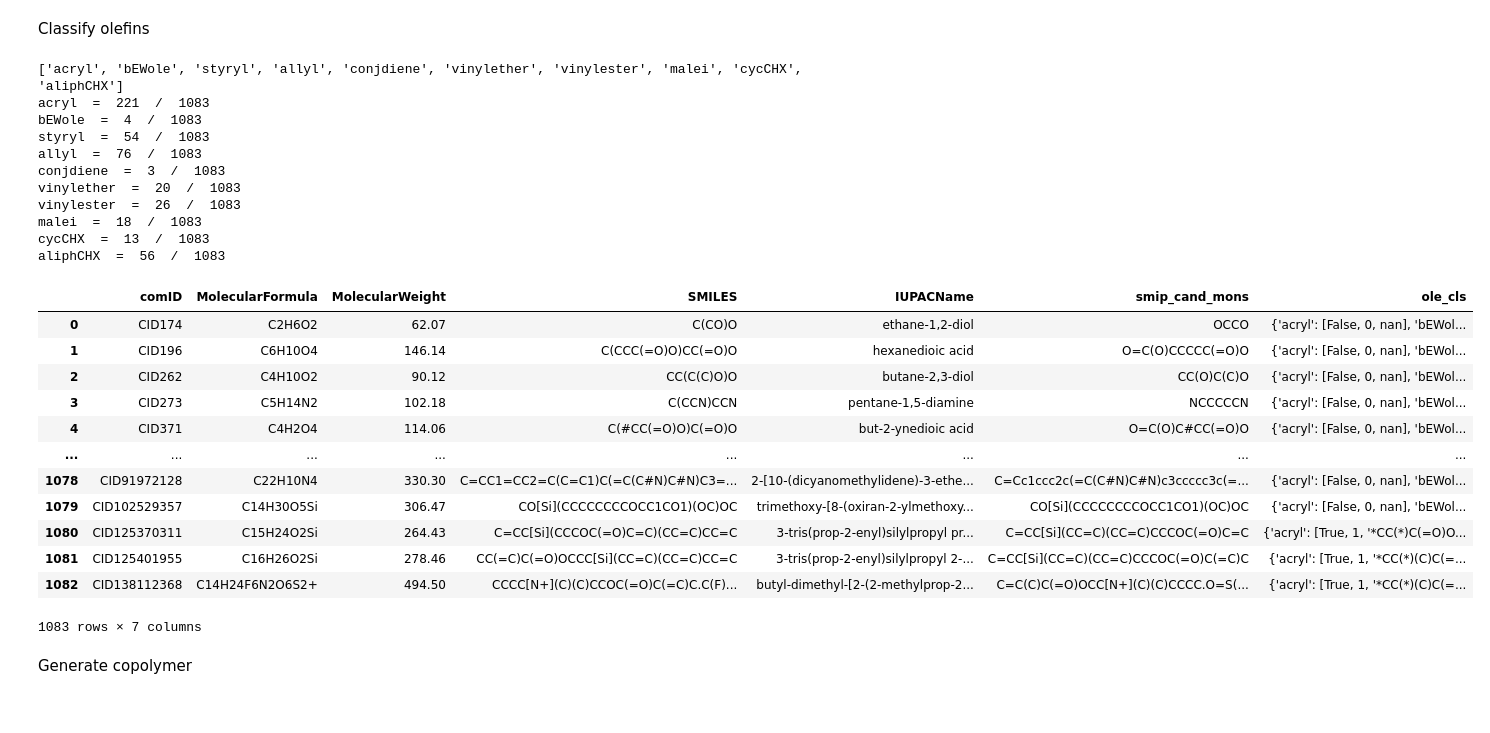
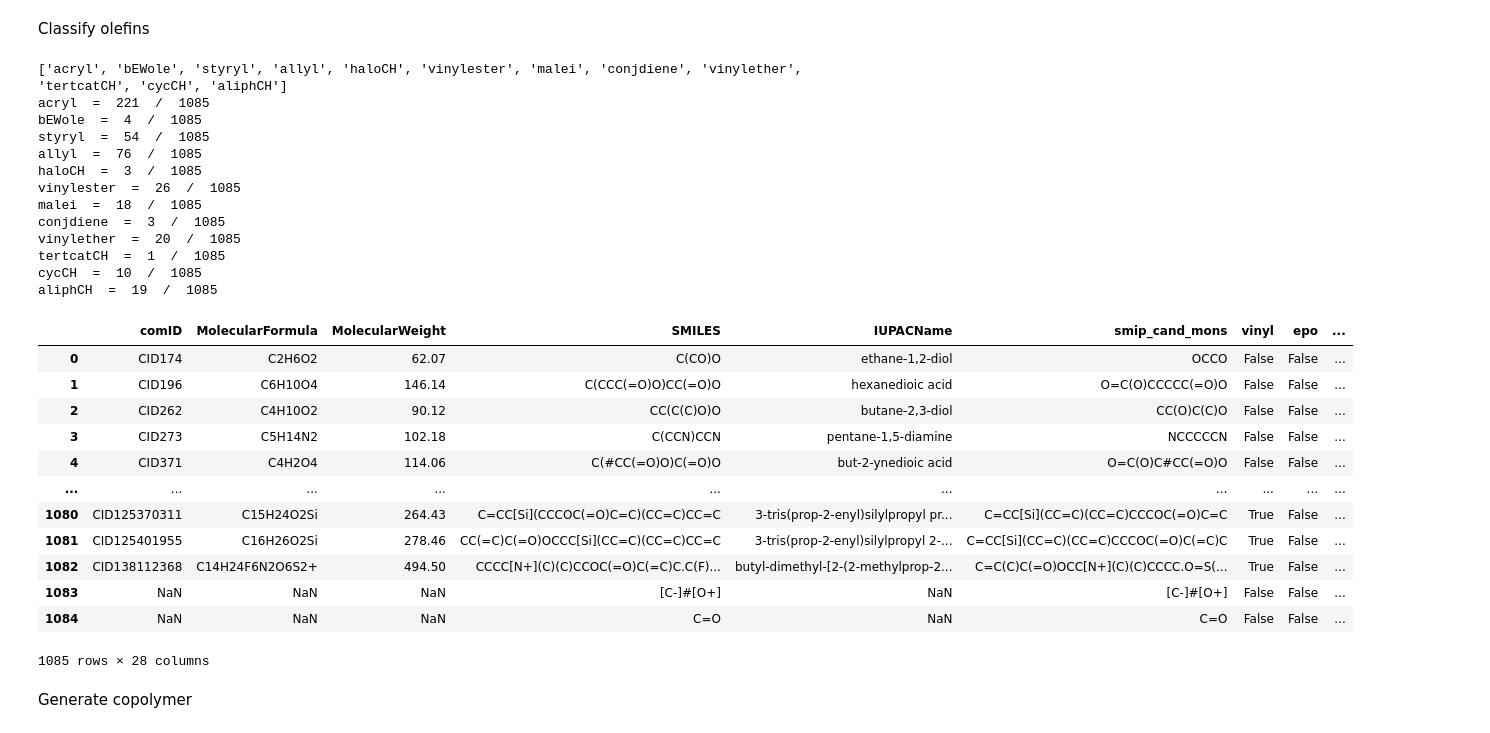
Before and after one commit to PEJpOhno/SMiPoly, a Jupyter notebook: sample_script/sample_smip_demo3.ipynb, the cells around one changed output. Cells and saved outputs as stored; diff of their text form; code cells hidden in the pictures.

```diff
--- a/sample_script/sample_smip_demo3.ipynb
+++ b/sample_script/sample_smip_demo3.ipynb
@@ -82,33 +154,35 @@ Draw.MolsToGridImage(L,molsPerRow=3, subImgSize=(300,300))
 # %% [markdown]
 Classify olefins
 # %%
-DF_ole = monc.olecls(df=DF, smiColn='SMILES', dsp_rsl=True)
+DF_ole = monc.olecls(df=DF02, smiColn='SMILES', dsp_rsl=True)
 DF_ole
 # %% [output]
-['acryl', 'bEWole', 'styryl', 'allyl', 'conjdiene', 'vinylether', 'vinylester', 'malei', 'cycCHX', 'aliphCHX']
-acryl  =  221  /  1083
-bEWole  =  4  /  1083
-styryl  =  54  /  1083
-allyl  =  76  /  1083
-conjdiene  =  3  /  1083
-vinylether  =  20  /  1083
-vinylester  =  26  /  1083
-malei  =  18  /  1083
-cycCHX  =  13  /  1083
-aliphCHX  =  56  /  1083
+['acryl', 'bEWole', 'styryl', 'allyl', 'haloCH', 'vinylester', 'malei', 'conjdiene', 'vinylether', 'tertcatCH', 'cycCH', 'aliphCH']
+acryl  =  221  /  1085
+bEWole  =  4  /  1085
+styryl  =  54  /  1085
+allyl  =  76  /  1085
+haloCH  =  3  /  1085
+vinylester  =  26  /  1085
+malei  =  18  /  1085
+conjdiene  =  3  /  1085
+vinylether  =  20  /  1085
+tertcatCH  =  1  /  1085
+cycCH  =  10  /  1085
+aliphCH  =  19  /  1085
-|  | comID | MolecularFormula | MolecularWeight | SMILES | IUPACName | smip_cand_mons | ole_cls |
-| 0 | CID174 | C2H6O2 | 62.07 | C(CO)O | ethane-1,2-diol | OCCO | {'acryl': [False, 0, nan], 'bEWol... |
-| 1 | CID196 | C6H10O4 | 146.14 | C(CCC(=O)O)CC(=O)O | hexanedioic acid | O=C(O)CCCCC(=O)O | {'acryl': [False, 0, nan], 'bEWol... |
-| 2 | CID262 | C4H10O2 | 90.12 | CC(C(C)O)O | butane-2,3-diol | CC(O)C(C)O | {'acryl': [False, 0, nan], 'bEWol... |
-| 3 | CID273 | C5H14N2 | 102.18 | C(CCN)CCN | pentane-1,5-diamine | NCCCCCN | {'acryl': [False, 0, nan], 'bEWol... |
-| 4 | CID371 | C4H2O4 | 114.06 | C(#CC(=O)O)C(=O)O | but-2-ynedioic acid | O=C(O)C#CC(=O)O | {'acryl': [False, 0, nan], 'bEWol... |
-| ... | ... | ... | ... | ... | ... | ... | ... |
-| 1078 | CID91972128 | C22H10N4 | 330.30 | C=CC1=CC2=C(C=C1)C(=C(C#N)C#N)C3=... | 2-[10-(dicyanomethylidene)-3-ethe... | C=Cc1ccc2c(=C(C#N)C#N)c3ccccc3c(=... | {'acryl': [False, 0, nan], 'bEWol... |
-| 1079 | CID102529357 | C14H30O5Si | 306.47 | CO[Si](CCCCCCCCOCC1CO1)(OC)OC | trimethoxy-[8-(oxiran-2-ylmethoxy... | CO[Si](CCCCCCCCOCC1CO1)(OC)OC | {'acryl': [False, 0, nan], 'bEWol... |
-| 1080 | CID125370311 | C15H24O2Si | 264.43 | C=CC[Si](CCCOC(=O)C=C)(CC=C)CC=C | 3-tris(prop-2-enyl)silylpropyl pr... | C=CC[Si](CC=C)(CC=C)CCCOC(=O)C=C | {'acryl': [True, 1, '*CC(*)C(=O)O... |
-| 1081 | CID125401955 | C16H26O2Si | 278.46 | CC(=C)C(=O)OCCC[Si](CC=C)(CC=C)CC=C | 3-tris(prop-2-enyl)silylpropyl 2-... | C=CC[Si](CC=C)(CC=C)CCCOC(=O)C(=C)C | {'acryl': [True, 1, '*CC(*)(C)C(=... |
-| 1082 | CID138112368 | C14H24F6N2O6S2+ | 494.50 | CCCC[N+](C)(C)CCOC(=O)C(=C)C.C(F)... | butyl-dimethyl-[2-(2-methylprop-2... | C=C(C)C(=O)OCC[N+](C)(C)CCCC.O=S(... | {'acryl': [True, 1, '*CC(*)(C)C(=... |
+|  | comID | MolecularFormula | MolecularWeight | SMILES | IUPACName | smip_cand_mons | vinyl | epo | ... |
+| 0 | CID174 | C2H6O2 | 62.07 | C(CO)O | ethane-1,2-diol | OCCO | False | False | ... |
+| 1 | CID196 | C6H10O4 | 146.14 | C(CCC(=O)O)CC(=O)O | hexanedioic acid | O=C(O)CCCCC(=O)O | False | False | ... |
+| 2 | CID262 | C4H10O2 | 90.12 | CC(C(C)O)O | butane-2,3-diol | CC(O)C(C)O | False | False | ... |
+| 3 | CID273 | C5H14N2 | 102.18 | C(CCN)CCN | pentane-1,5-diamine | NCCCCCN | False | False | ... |
+| 4 | CID371 | C4H2O4 | 114.06 | C(#CC(=O)O)C(=O)O | but-2-ynedioic acid | O=C(O)C#CC(=O)O | False | False | ... |
+| ... | ... | ... | ... | ... | ... | ... | ... | ... | ... |
+| 1080 | CID125370311 | C15H24O2Si | 264.43 | C=CC[Si](CCCOC(=O)C=C)(CC=C)CC=C | 3-tris(prop-2-enyl)silylpropyl pr... | C=CC[Si](CC=C)(CC=C)CCCOC(=O)C=C | True | False | ... |
+| 1081 | CID125401955 | C16H26O2Si | 278.46 | CC(=C)C(=O)OCCC[Si](CC=C)(CC=C)CC=C | 3-tris(prop-2-enyl)silylpropyl 2-... | C=CC[Si](CC=C)(CC=C)CCCOC(=O)C(=C)C | True | False | ... |
+| 1082 | CID138112368 | C14H24F6N2O6S2+ | 494.50 | CCCC[N+](C)(C)CCOC(=O)C(=C)C.C(F)... | butyl-dimethyl-[2-(2-methylprop-2... | C=C(C)C(=O)OCC[N+](C)(C)CCCC.O=S(... | True | False | ... |
+| 1083 | NaN | NaN | NaN | [C-]#[O+] | NaN | [C-]#[O+] | False | False | ... |
+| 1084 | NaN | NaN | NaN | C=O | NaN | C=O | False | False | ... |
-1083 rows × 7 columns
+1085 rows × 28 columns
 # %% [markdown]
 Generate copolymer
 # %%
```
Also changed, not shown: parts of 13 cells of this notebook.
